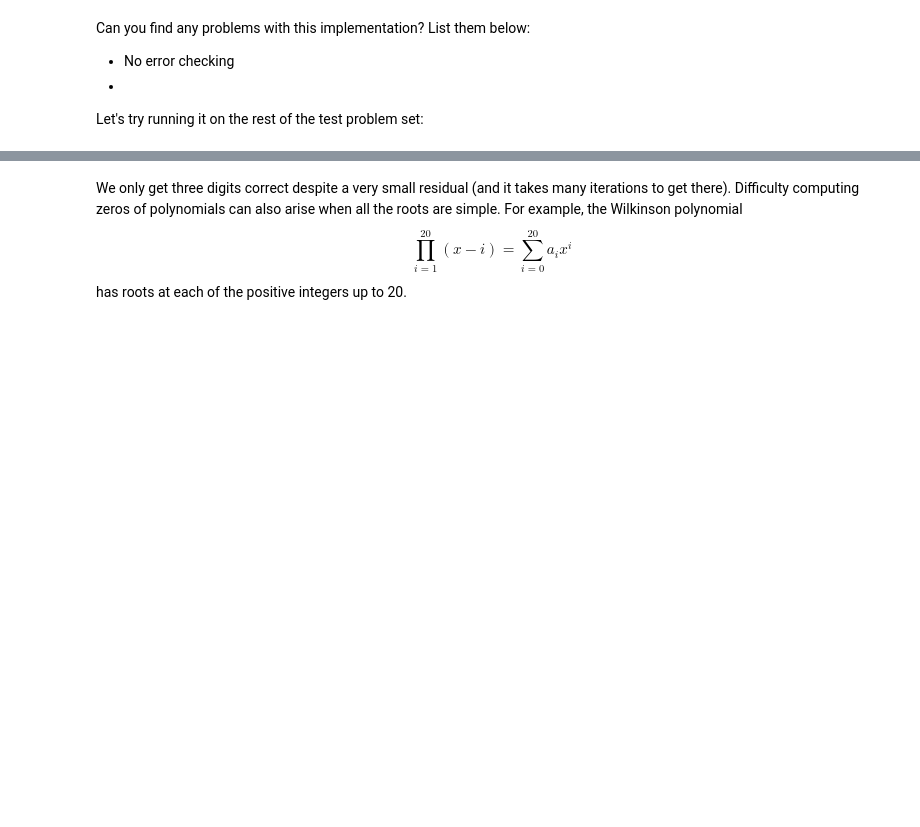
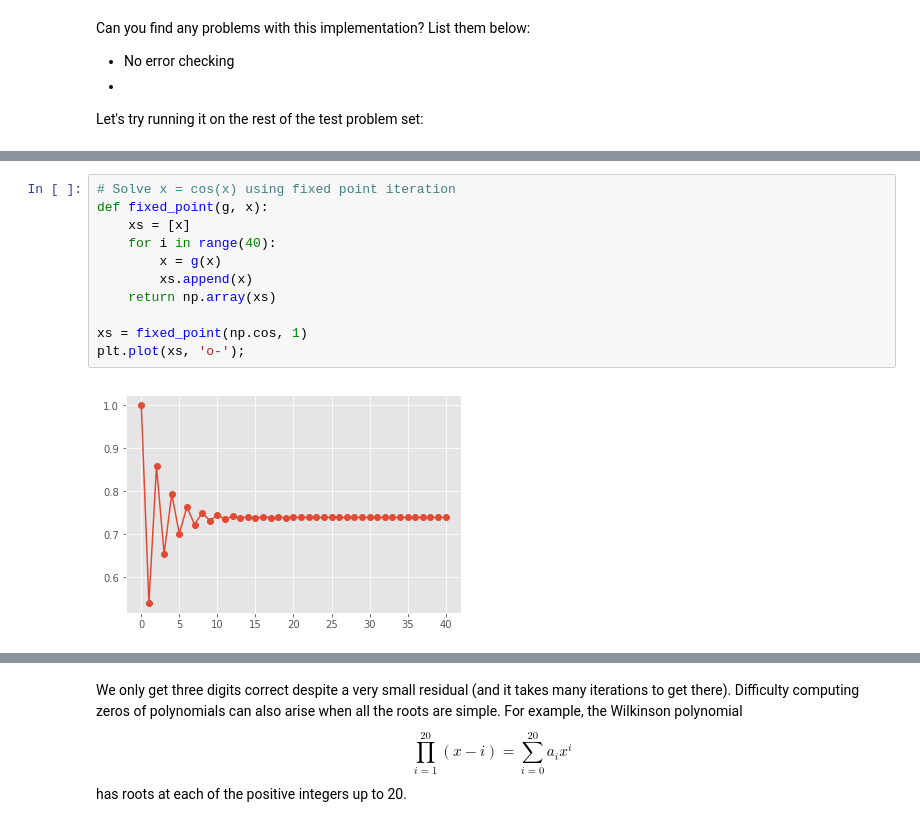
Before and after one commit to cu-numcomp/numcomp-class-spring19, a Jupyter notebook: Rootfinding.ipynb, the cells around one changed output, grey strips where cells are left out. Drawn from its saved outputs; the diff is of its cells as text; blank space fills up the shorter version.

```diff
--- a/Rootfinding.ipynb
+++ b/Rootfinding.ipynb
@@ -209,0 +257,13 @@ More at https://en.wikipedia.org/wiki/Fast_inverse_square_root
+# %%
+# Solve x = cos(x) using fixed point iteration
+def fixed_point(g, x):
+    xs = [x]
+    for i in range(40):
+        x = g(x)
+        xs.append(x)
+    return np.array(xs)
+
+xs = fixed_point(np.cos, 1)
+plt.plot(xs, 'o-');
+# %% [output]
+[figure, added]
```
Also changed, not shown: parts of 45 cells of this notebook, 1 other file.
